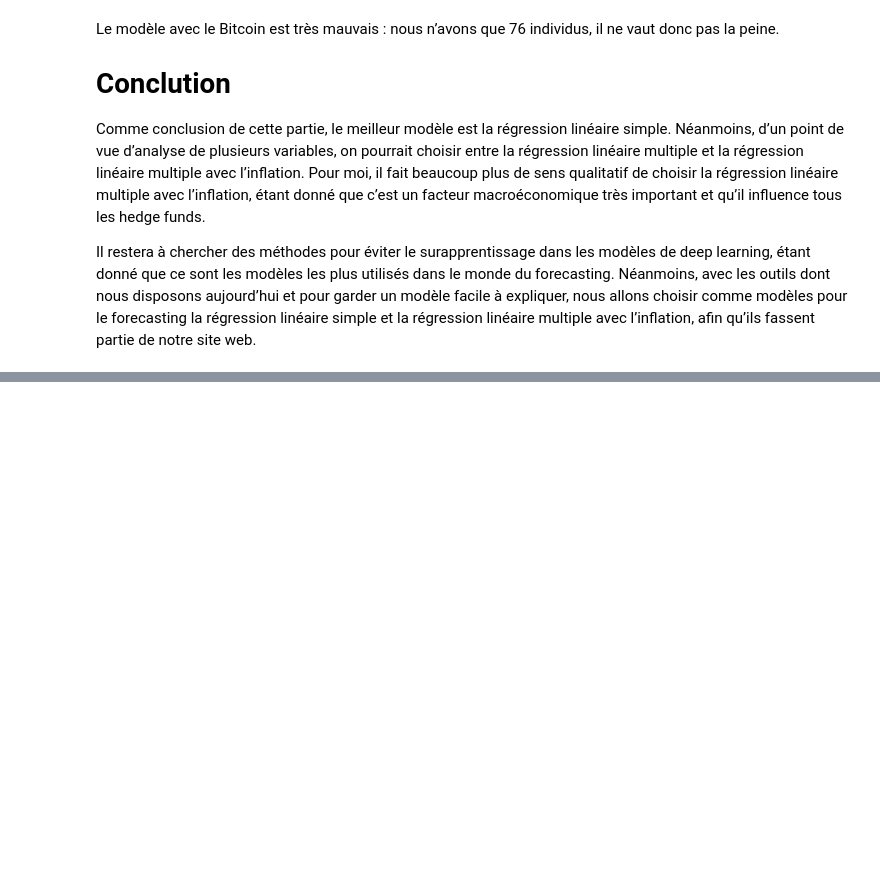
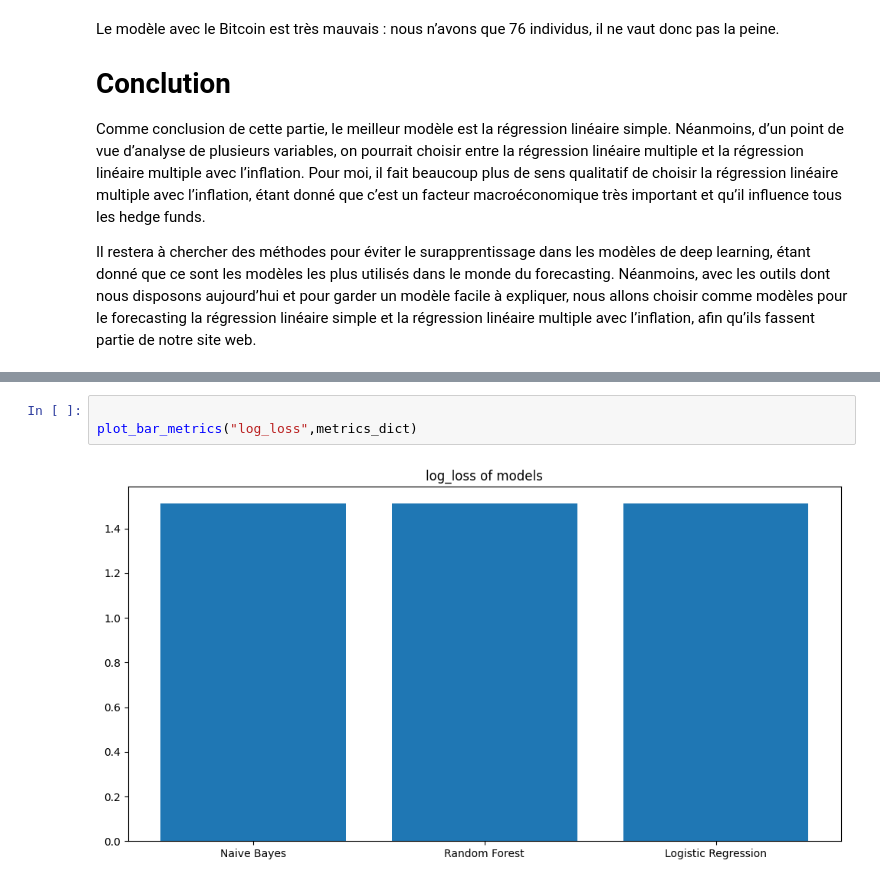
Before and after one commit to gcolpari/STOCKMARKET_PREDICTION-, a Jupyter notebook: Prediction.ipynb, the cells around one changed output, grey strips where cells are left out. Saved outputs shown, nothing was run; the diff lists cells and outputs as text; blank space fills up the shorter version.

```diff
--- a/Prediction.ipynb
+++ b/Prediction.ipynb
@@ -1065,0 +1179,5 @@ Il restera à chercher des méthodes pour éviter le surapprentissage dans les m
+# %%
+
+plot_bar_metrics("log_loss",metrics_dict)
+# %% [output]
+[figure, added]
```
Also changed, not shown: parts of 55 cells of this notebook.
